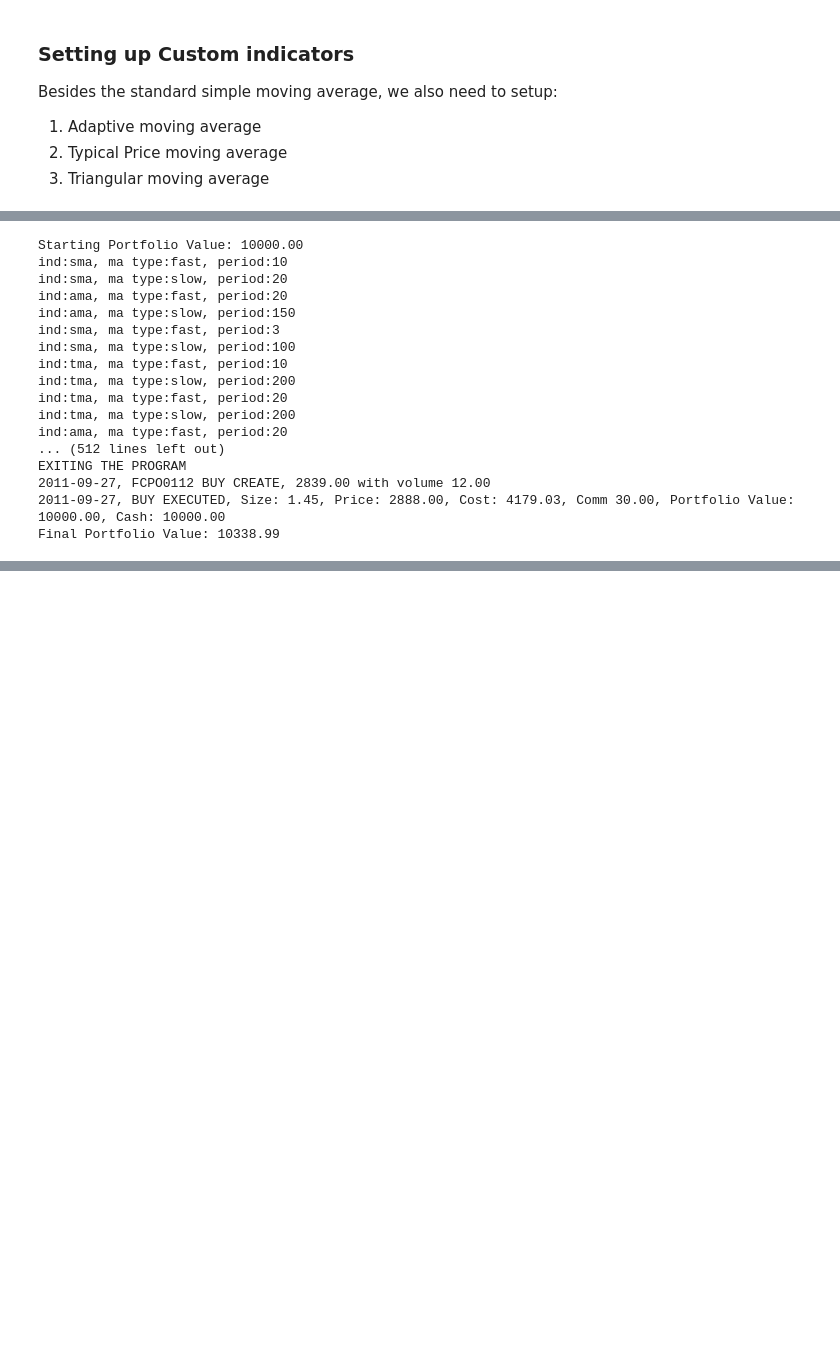
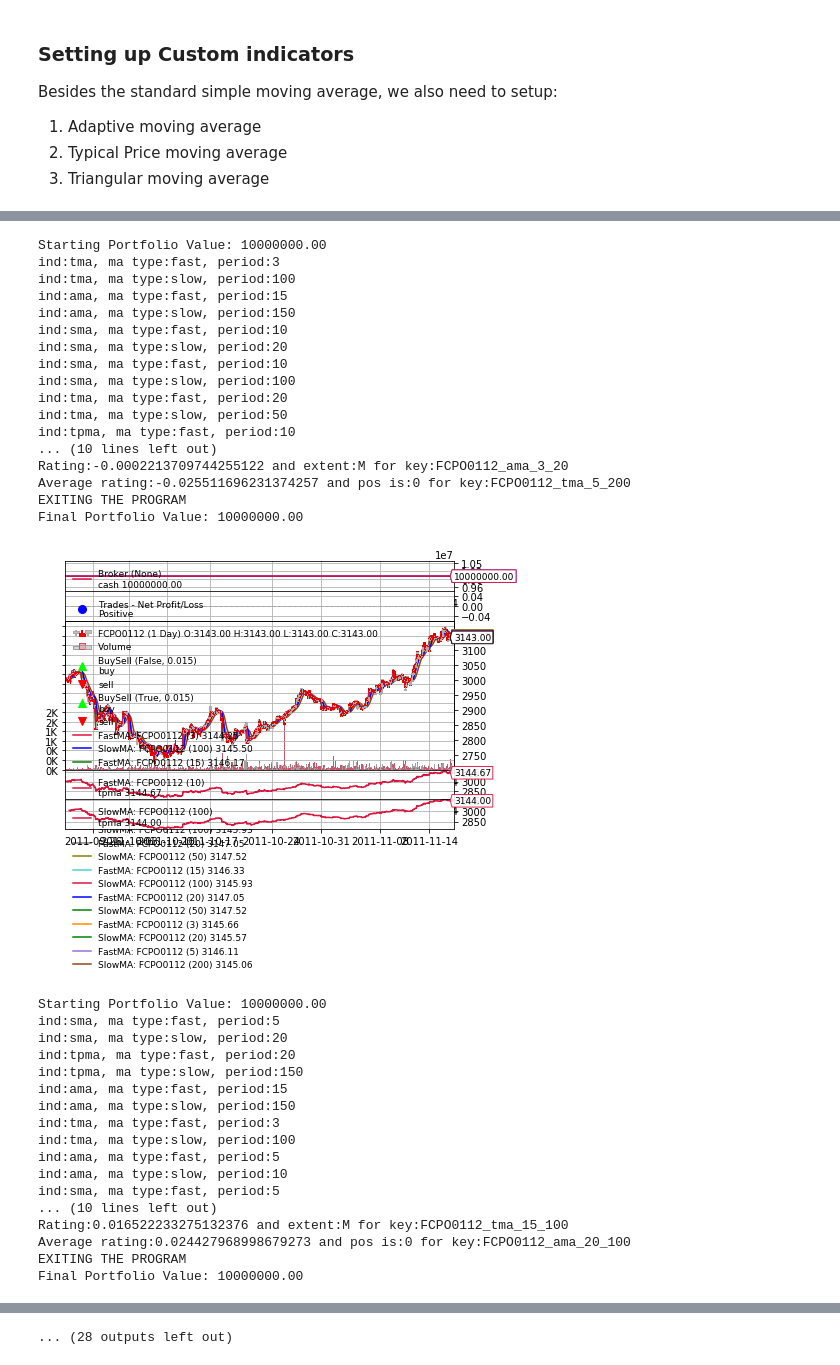
Before and after one commit to steve7an/PortfolioU, a Jupyter notebook: Scripts/bt2.ipynb, the cells around one changed output, grey strips where cells are left out. Drawn from its saved outputs; the diff is of its cells as text; code cells hidden in the pictures; blank space fills up the shorter version.

```diff
--- a/Scripts/bt2.ipynb
+++ b/Scripts/bt2.ipynb
@@ -224,6 +218,3 @@ def splitDataToSevenExtents(data):
             pos_part,
             pos_part * 2,
             pos_part * 3]
-# %%
-m = np.array([10, 20, 50, 100, 150, 200])
-print (m[m>10])
@@ -637,7 +625,7 @@ class FMASCrossOver(bt.Strategy):
 #from report import Cerebro
 
 #if __name__ == '__main__':
-def main(individual, bBestIndv= False):
+def main(individual, bGetRating= False, plotFileName = "", bDebug=False):
     # Create a cerebro entity
     cerebro = bt.Cerebro()
 
@@ -646,10 +634,8 @@ def main(individual, bBestIndv= False):
     #filename = "{}_{}_{}.csv".format(ind_type, fast, slow)
     #filepath = os.path.join(modpath +"\\Model\\", filename)
 
-    bSkipTrade = True
-
     # Add a strategy
-    cerebro.addstrategy(FMASCrossOver, individual=individual, bSkipTrade=bSkipTrade, bBestIndv=bBestIndv)
+    cerebro.addstrategy(FMASCrossOver, individual=individual, bGetRating=bGetRating,bDebug=bDebug)
 
     # Create a Data Feed
     setup_multiple_data(bt, cerebro)
@@ -666,7 +652,7 @@ def main(individual, bBestIndv= False):
     print('Final Portfolio Value: %.2f' % cerebro.broker.getvalue())
 
     # Plot the result
-    if not bSkipTrade:
-        imagefile = "graph{}_{}_{}.png".format(ind_type, fast, slow)
+    if not plotFileName == "":
+        imagefile = "graph{}.png".format(plotFileName)
         datapath = os.path.join(modpath+"\\Graph\\", imagefile)
         cerebro.plot(style='candlestick', iplot=False, ytight=True, subplot=False, path=datapath)
@@ -681,44 +670,64 @@ n = [10] #[3,5,10,15,20] #skip 1
 pop= generateRandomPopulation()
 #for individual in pop.items():
     #individual = np.append(individual,["ST"])
 #    print (individual)
 
 pind = {'individual': [['tpma', '3', '10', 'EH', '0.1'],
        ['tma', '5', '150', 'EH', '0.9'],
        ['tpma', '5', '200', 'EL', '-0.30000000000000016'],
        ['tma', '10', '50', 'H', '0.30000000000000004'],
        ['tma', '15', '20', 'EH', '0.30000000000000004'],
        ['tpma', '3', '20', 'M', '-0.1000000000000002'],
        ['tma', '3', '50', 'EL', '-0.8'],
        ['ama', '15', '150', 'EL', '-0.1000000000000002'],
        ['sma', '20', '100', 'EH', '0.2'],
        ['ama', '20', '200', 'M', '-0.9']]}
 
-#main(pind, bBestIndv=True)
+#main(pind, bGetRating=True, plotFileName="TestRun")
 #print (pind)
 #print (pop[1])
+i = 1
 for ind in pop.values():
     #print (ind)
-    main(ind, bBestIndv=True)
+    main(ind, bGetRating=True, plotFileName="Run{}".format(i), bDebug=True)
+    i = i+1
 
     #print(params[:,0],params[:,1], params[:,2], params[:,3], params[:,4])
 #main(params[:,0],params[:,1], params[:,2], params[:,3], params[:,4])
 #main(pop[1], bBestIndv=True)
 # %% [output]
-Starting Portfolio Value: 10000.00
+Starting Portfolio Value: 10000000.00
+ind:tma, ma type:fast, period:3
+ind:tma, ma type:slow, period:100
+ind:ama, ma type:fast, period:15
+ind:ama, ma type:slow, period:150
 ind:sma, ma type:fast, period:10
 ind:sma, ma type:slow, period:20
-ind:ama, ma type:fast, period:20
-ind:ama, ma type:slow, period:150
-ind:sma, ma type:fast, period:3
+ind:sma, ma type:fast, period:10
 ind:sma, ma type:slow, period:100
-ind:tma, ma type:fast, period:10
-ind:tma, ma type:slow, period:200
 ind:tma, ma type:fast, period:20
-ind:tma, ma type:slow, period:200
-ind:ama, ma type:fast, period:20
-... (512 lines left out)
+ind:tma, ma type:slow, period:50
+ind:tpma, ma type:fast, period:10
+... (10 lines left out)
+Rating:-0.0002213709744255122 and extent:M for key:FCPO0112_ama_3_20
+Average rating:-0.025511696231374257 and pos is:0 for key:FCPO0112_tma_5_200
 EXITING THE PROGRAM
-2011-09-27, FCPO0112 BUY CREATE, 2839.00 with volume 12.00
-2011-09-27, BUY EXECUTED, Size: 1.45, Price: 2888.00, Cost: 4179.03, Comm 30.00, Portfolio Value: 10000.00, Cash: 10000.00
-Final Portfolio Value: 10338.99
+Final Portfolio Value: 10000000.00
+[figure, added]
+Starting Portfolio Value: 10000000.00
+ind:sma, ma type:fast, period:5
+ind:sma, ma type:slow, period:20
+ind:tpma, ma type:fast, period:20
+ind:tpma, ma type:slow, period:150
+ind:ama, ma type:fast, period:15
+ind:ama, ma type:slow, period:150
+ind:tma, ma type:fast, period:3
+ind:tma, ma type:slow, period:100
+ind:ama, ma type:fast, period:5
+ind:ama, ma type:slow, period:10
+ind:sma, ma type:fast, period:5
+... (10 lines left out)
+Rating:0.016522233275132376 and extent:M for key:FCPO0112_tma_15_100
+Average rating:0.024427968998679273 and pos is:0 for key:FCPO0112_ama_20_100
+EXITING THE PROGRAM
+Final Portfolio Value: 10000000.00
@@ -724,0 +807 @@ Final Portfolio Value: 10338.99
+... (28 outputs left out)
```
Also changed, not shown: parts of 22 cells of this notebook.
